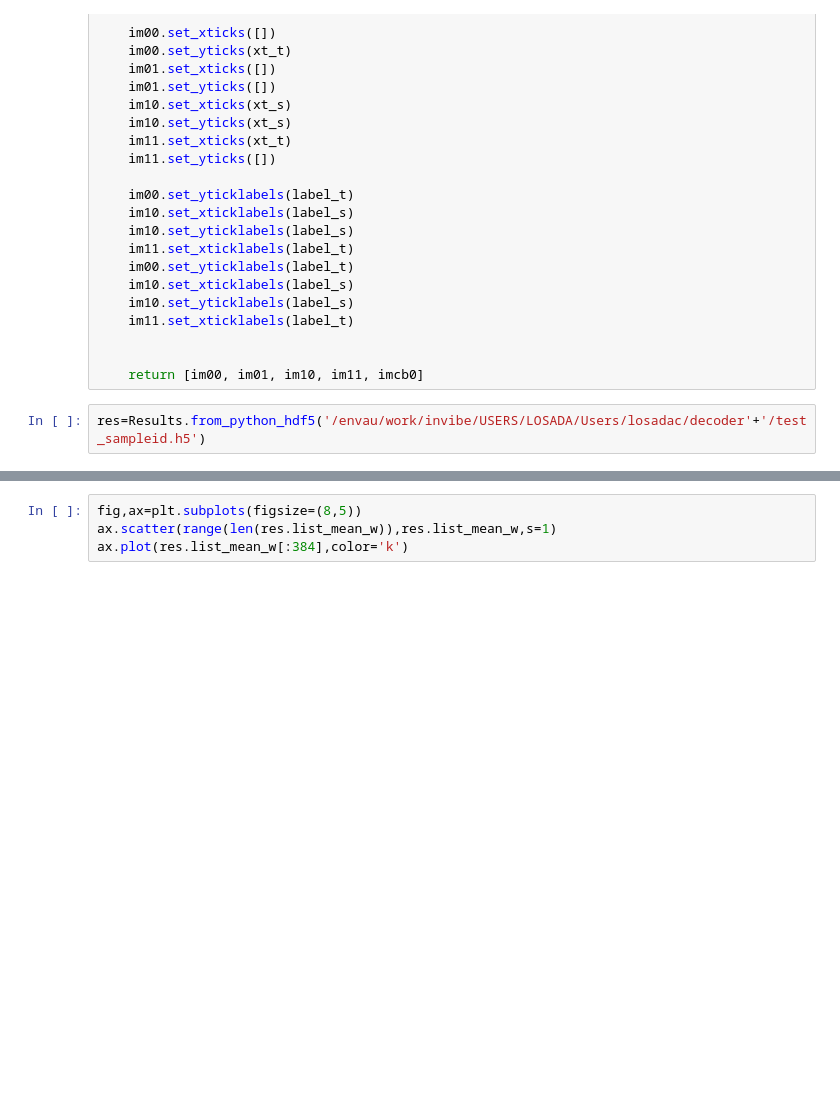
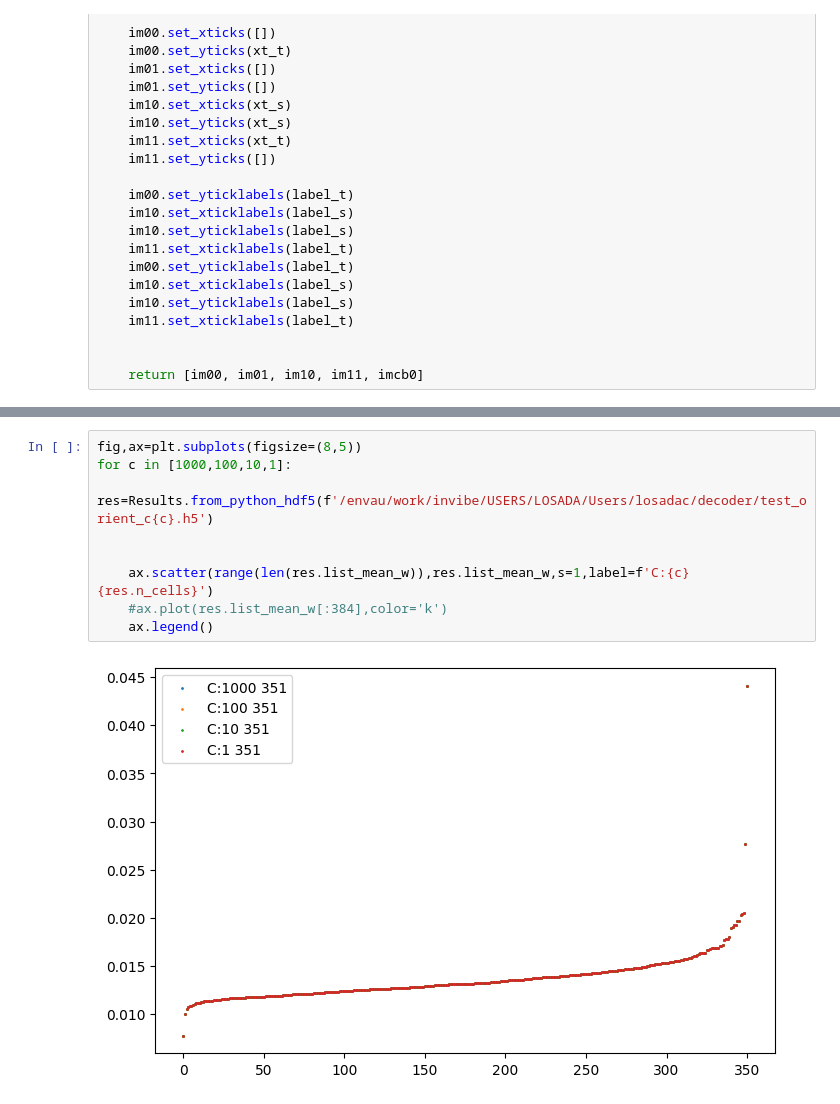
Before and after one commit to Ibos-lab/Users, a Jupyter notebook: losadac/decoder/test_param_c.ipynb, the cells around one changed output, grey strips where cells are left out. Saved outputs shown, nothing was run; the diff lists cells and outputs as text; blank space fills up the shorter version.

```diff
--- a/losadac/decoder/test_param_c.ipynb
+++ b/losadac/decoder/test_param_c.ipynb
@@ -101,5 +101,3 @@ def plot_grid_heatmap(mean_data,lat_data):
 
 
     return [im00, im01, im10, im11, imcb0]
-# %%
-res=Results.from_python_hdf5('/envau/work/invibe/USERS/LOSADA/Users/losadac/decoder'+'/test_sampleid.h5')
@@ -106,5 +230,12 @@ res=Results.from_python_hdf5('/envau/work/invibe/USERS/LOSADA/Users/losadac/deco
 # %%
 fig,ax=plt.subplots(figsize=(8,5))
-ax.scatter(range(len(res.list_mean_w)),res.list_mean_w,s=1)
-ax.plot(res.list_mean_w[:384],color='k')
+for c in [1000,100,10,1]:
+    res=Results.from_python_hdf5(f'/envau/work/invibe/USERS/LOSADA/Users/losadac/decoder/test_orient_c{c}.h5')
+
+
+    ax.scatter(range(len(res.list_mean_w)),res.list_mean_w,s=1,label=f'C:{c} {res.n_cells}')
+    #ax.plot(res.list_mean_w[:384],color='k')
+    ax.legend()
+# %% [output]
+[figure, added]
 # %%
```
Also changed, not shown: parts of 5 cells of this notebook, 1 other file.
